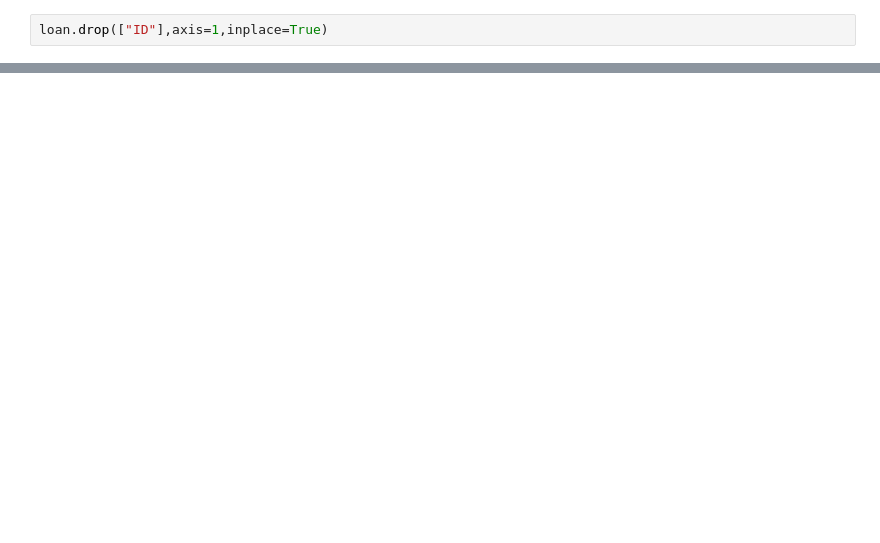
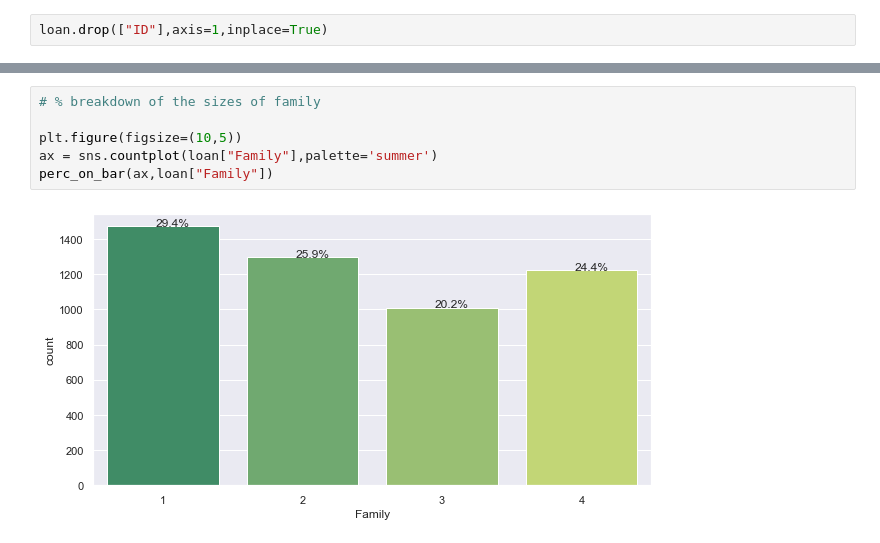
Before and after one commit to zhaolucas/AIMLProjects, a Jupyter notebook: P3_PersonalLoan_Campaign/Project3.ipynb, the cells around one changed output, grey strips where cells are left out. Cells and saved outputs as stored; diff of their text form; blank space fills up the shorter version.

```diff
--- a/P3_PersonalLoan_Campaign/Project3.ipynb
+++ b/P3_PersonalLoan_Campaign/Project3.ipynb
@@ -266,0 +421,8 @@ perc_on_bar(ax,loan["Personal_Loan"])
+# %%
+# % breakdown of the sizes of family
+
+plt.figure(figsize=(10,5))
+ax = sns.countplot(loan["Family"],palette='summer')
+perc_on_bar(ax,loan["Family"])
+# %% [output]
+[figure, added]
```
Also changed, not shown: parts of 143 cells of this notebook, 7 other files.
